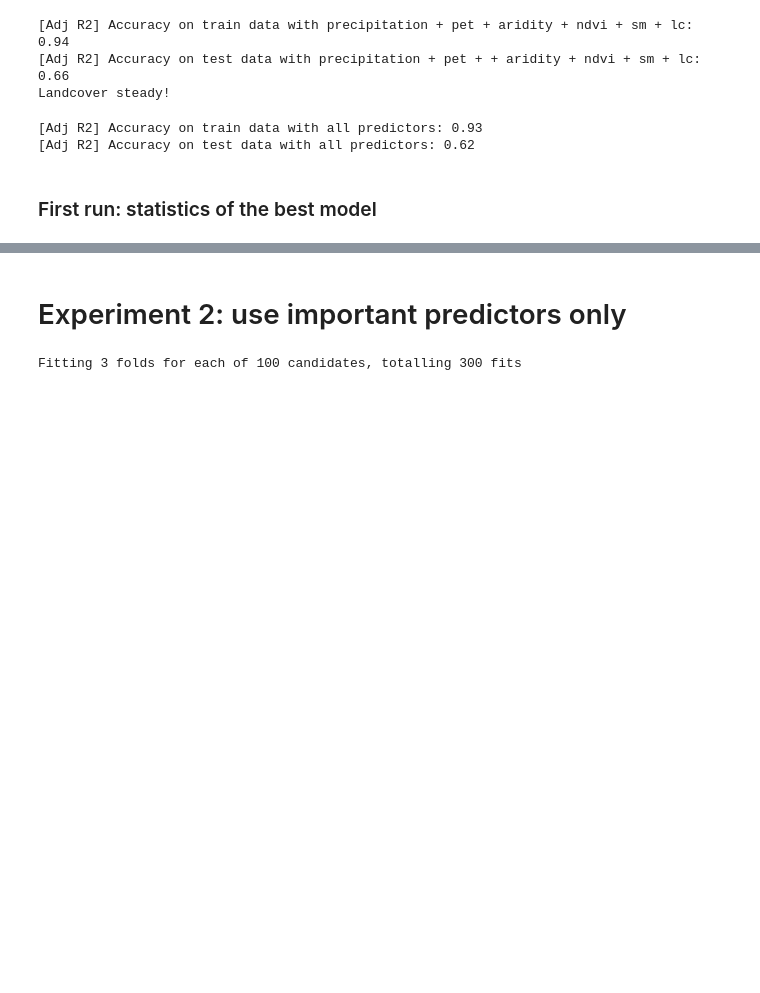
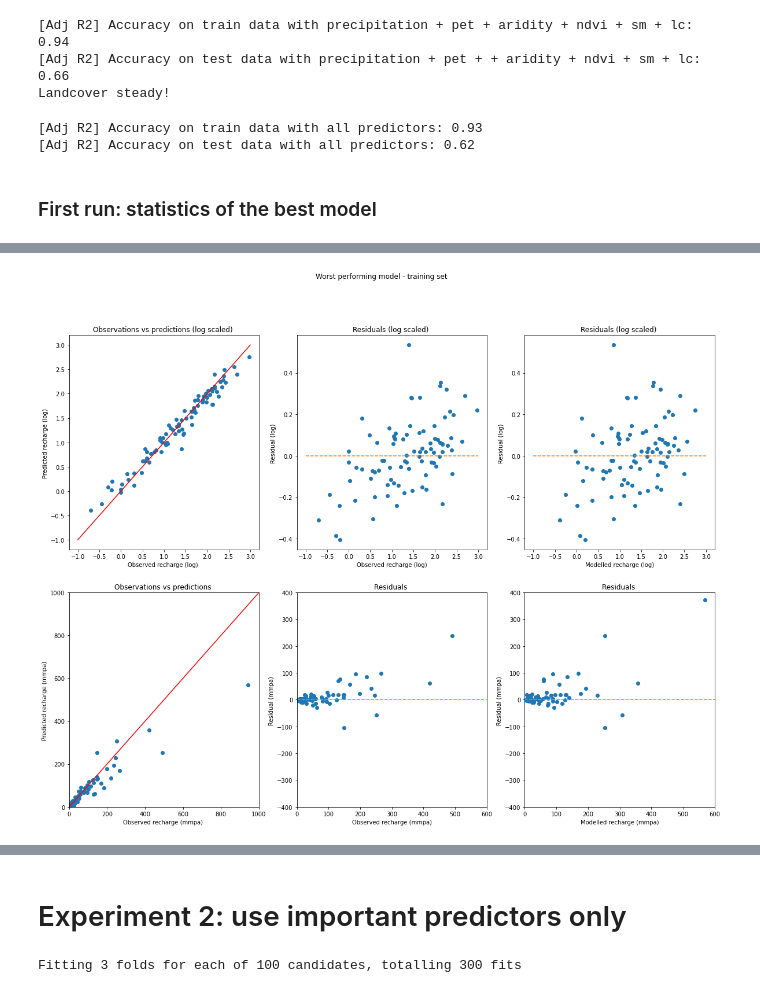
Before and after one commit to pazolka/rf-groundwater-recharge-africa, a Jupyter notebook: Pred_importance_analysis.ipynb, the cells around one changed output, grey strips where cells are left out. Cells and saved outputs as stored; diff of their text form; code cells hidden in the pictures; blank space fills up the shorter version.

```diff
--- a/Pred_importance_analysis.ipynb
+++ b/Pred_importance_analysis.ipynb
@@ -240,0 +255,15 @@ Best R2 test: 0.6059839842102404
+# %%
+worst_predictions = worst_model.predict(worst_test_features)
+# Use the forest's predict method on the training data
+worst_train_predictions = worst_model.predict(worst_train_features)
+
+print("+++ Worst model metrics +++\n")
+print("--- log transformed ---")
+print(f'Out-of-bag R-2 score estimate: {worst_model.oob_score_:>5.3}')
+print('worst R2 train: ', worst_model.score(best_train_features, worst_train_labels))
+print(f'worst R2 test:  {worst_model.score(best_test_features, worst_test_labels)}\n')
+print("--- back transformed ---")
+print(f'worst RMSE train: {metrics.mean_squared_error(10**worst_train_labels, 10**worst_train_predictions, squared=False)}')
+print(f"worst RMSE test: {worst_rmse}")
+print(f"worst R2 train: {metrics.r2_score(10**worst_train_labels, 10**worst_train_predictions)}")
+print(f"worst R2 test: {metrics.r2_score(10**worst_test_labels, 10**worst_predictions)}")
@@ -768,0 +842,68 @@ fig.savefig('Graphics/res_testing.jpg')
+# %%
+fig, axs = plt.subplots(2,3,figsize=(20,15))
+fig.suptitle('Worst performing model - training set')
+axs = axs.flatten()
+
+axs[0].scatter(worst_train_labels, worst_train_predictions)
+axs[0].plot(range(-1,4), range(-1,4), 'r')
+#axs[0].plot(range(0,700), range(0,700), 'r')
+axs[0].set_title('Observations vs predictions (log scaled) ')
+axs[0].set_xlabel('Observed recharge (log) ')
+axs[0].set_ylabel('Predicted recharge (log) ')
+#axs[0].set_xlim([0,700])
+#axs[0].set_ylim([0,700])
+
+axs[1].plot(worst_train_labels, worst_train_labels - worst_train_predictions,marker='o',linestyle='')
+axs[1].plot(range(-1,4), np.zeros((5,)), '--')
+#axs[1].plot(range(0,450), np.zeros((450,)), '--')
+axs[1].set_title('Residuals (log scaled) ')
+axs[1].set_xlabel('Observed recharge (log)')
+axs[1].set_ylabel('Residual (log) ')
+#axs[1].set_xlim([0,450])
+#axs[1].set_ylim([-450,450])
+
+axs[2].plot(worst_train_predictions, worst_train_labels - worst_train_predictions,marker='o',linestyle='')
+axs[2].plot(range(-1,4), np.zeros((5,)), '--')
+#axs[2].plot(range(0,450), np.zeros((450,)), '--')
+axs[2].set_title('Residuals (log scaled) ')
+axs[2].set_xlabel('Modelled recharge (log)')
+axs[2].set_ylabel('Residual (log) ')
+#axs[2].set_xlim([0,450])
+#axs[2].set_ylim([-450,450])
+
+axs[3].scatter(10**worst_train_labels, 10**worst_train_predictions)
+#axs[3].plot(range(-1,4), range(-1,4), 'r')
+axs[3].plot(range(0,1000), range(0,1000), 'r')
+axs[3].set_title('Observations vs predictions ')
+axs[3].set_xlabel('Observed recharge (mmpa) ')
+axs[3].set_ylabel('Predicted recharge (mmpa) ')
+axs[3].set_xlim([0,1000])
+axs[3].set_ylim([0,1000])
+
+axs[4].plot(10**worst_train_labels, 10**worst_train_labels - 10**worst_train_predictions,marker='o',linestyle='')
+axs[4].plot(range(0,1000), np.zeros((1000,)), '--')
+axs[4].set_title('Residuals ')
+axs[4].set_xlabel('Observed recharge (mmpa)')
+axs[4].set_ylabel('Residual (mmpa) ')
+axs[4].set_xlim([0,600])
+axs[4].set_ylim([-400,400])
+
+axs[5].plot(10**worst_train_predictions, 10**worst_train_labels - 10**worst_train_predictions,marker='o',linestyle='')
+axs[5].plot(range(0,1000), np.zeros((1000,)), '--')
+axs[5].set_title('Residuals ')
+axs[5].set_xlabel('Modelled recharge (mmpa)')
+axs[5].set_ylabel('Residual (mmpa) ')
+axs[5].set_xlim([0,600])
+axs[5].set_ylim([-400,400])
+
+# n_bins = 10
+# axs[2].hist(train_labels, bins=n_bins)
+# axs[2].set_title('Distribution of observed recharge in the training set (scaled) ')
+# axs[2].set_xlabel('Observed recharge (log10) ')
+# axs[2].set_ylabel('Number of observations')
+# axs[2].set_xlim([-1,3])
+# #axs[2].set_ylim([0,25])
+
+fig.savefig('Graphics/res_training_worst.jpg')
+# %% [output]
+[figure, added]
```
Also changed, not shown: parts of 36 cells of this notebook, 23 other files.
